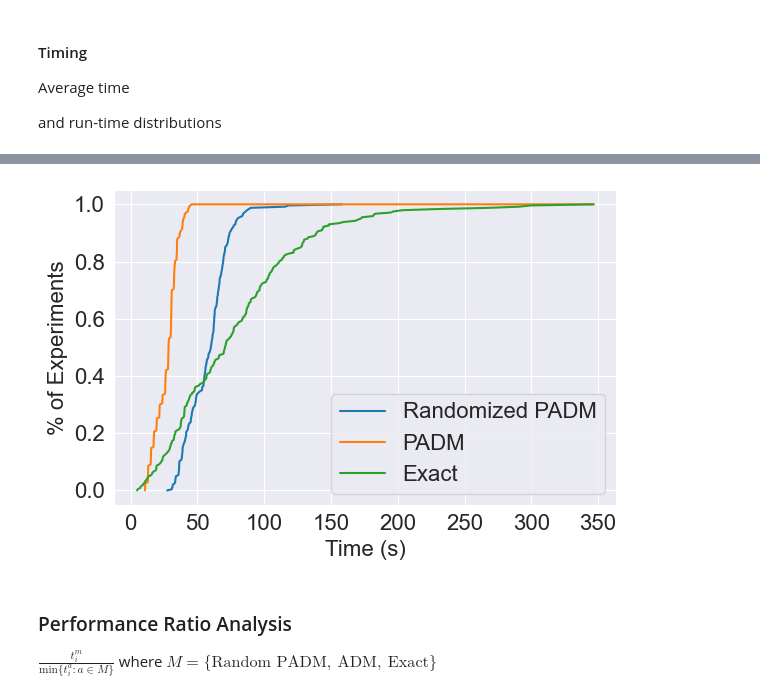
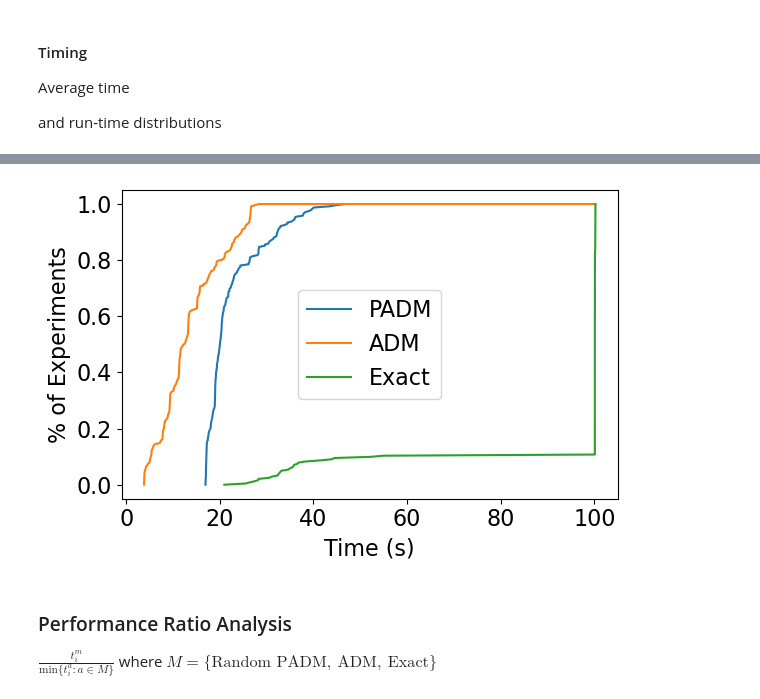
Before and after one commit to davidislip/integrated-svm-mvo, a Jupyter notebook: 4.0 Results.ipynb, the cells around one changed output, grey strips where cells are left out. Drawn from its saved outputs; the diff is of its cells as text; code cells hidden in the pictures.

```diff
--- a/4.0 Results.ipynb
+++ b/4.0 Results.ipynb
@@ -18,16 +18,14 @@ from python.analysis_tools import *
 import pickle
 dpi_setting = 150
 #single penalization parameter
-with open(pth + "svm_adm_mvp_lrg_v3.pkl",'rb') as fp:
-  (adm1_wgts, adm1_obj_inf, adm1_svm_wgts, adm1_z, adm1_xi) = pickle.load(fp)
-#individual penalization parameter
-with open(pth + "svm_adm2_mvp_lrg_v3.pkl",'rb') as fp:
-  (adm2_wgts, adm2_obj_inf, adm2_svm_wgts, adm2_z, adm2_xi)  = pickle.load(fp)
-#individual penalization parameter with random
-with open(pth + "svm_adm2_mvp_lrg_random.pkl",'rb') as fp:
-  (rand_wgts, rand_obj_inf, rand_svm_wgts, rand_z, rand_xi)  = pickle.load(fp)
+with open(pth + "svm_adm_2023.pkl",'rb') as fp:
+  (adm_wgts, adm_obj_inf, adm_svm_wgts, adm_z, adm_xi) = pickle.load(fp)
+
+with open(pth + "svm_padm3_2023.pkl",'rb') as fp:
+  (padm_wgts, padm_obj_inf, padm_svm_wgts, padm_z, padm_xi) = pickle.load(fp)
+
 #SVM Exact
-with open(pth + "svm_exact_mvp_lrg_v3.pkl",'rb') as fp:
+with open(pth + "svm_exact_2023.pkl",'rb') as fp:
   (exact_wgts, exact_obj_inf, exact_svm_wgts, exact_z, exact_xi) = pickle.load(fp)
 
 #wrds_svm = pd.read_pickle(cache_path + 'WRDS_ASOF.pkl')
@@ -299,30 +327,30 @@ plt.legend();
 # %%
 prob = np.linspace(0,1, len(exact_obj_inf['Run-Time']))
 prob2 = np.zeros(len(prob)+1)
 prob2[:len(prob)] = prob
 prob2[-1] = 1
 
-adm_dt_cdf = np.sort(np.array(adm2_obj_inf['Run-Time'].tolist()+[max(exact_obj_inf['Run-Time'])]))
-rand_dt_cdf = np.sort(np.array(rand_obj_inf['Run-Time'].tolist()+[max(rand_obj_inf['Run-Time'])]))
+adm_dt_cdf = np.sort(np.array(adm_obj_inf['Run-Time'].tolist()+[max(exact_obj_inf['Run-Time'])]))
+padm_dt_cdf = np.sort(np.array(padm_obj_inf['Run-Time'].tolist()+[max(padm_obj_inf['Run-Time'])]))
 
 exact_dt_cdf = np.sort(np.array(exact_obj_inf['Run-Time']))
 
 plt.figure(figsize = (6,4))
-plt.plot(rand_dt_cdf, prob2, label = "Randomized PADM")
-plt.plot(adm_dt_cdf, prob2, label = "PADM")
+plt.plot(padm_dt_cdf, prob2, label = "PADM")
+plt.plot(adm_dt_cdf, prob2, label = "ADM")
 
 plt.plot(exact_dt_cdf, prob, label = "Exact")
 plt.xticks(fontsize=16)
 plt.yticks(fontsize=16)
 
 plt.legend(fontsize = 16)
 #plt.title("Run-time CDF: ADM vs. Exact Solution")
 plt.ylabel("% of Experiments",fontsize = 16)
 plt.xlabel("Time (s)",fontsize = 16)
 plt.tight_layout()
 plt.savefig(img_path + "p10.svg", dpi = dpi_setting)
 # %% [output]
-[figure, old version]
+[figure, new version]
 # %% [markdown]
 ### Performance Ratio Analysis
 $\frac{t_i^{m}}{\text{min} \{t_i^a: a \in M \} }$ where $M = \{ \text{Random PADM},\  \text{ADM},\  \text{Exact}\}$
```
Also changed, not shown: parts of 27 cells of this notebook, 9 other files.
